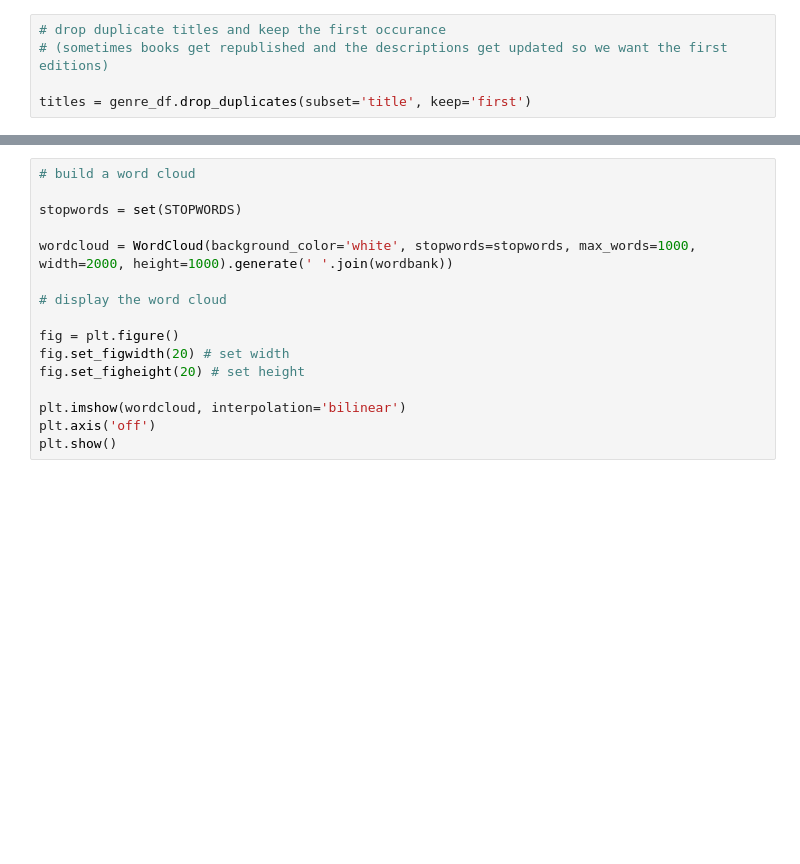
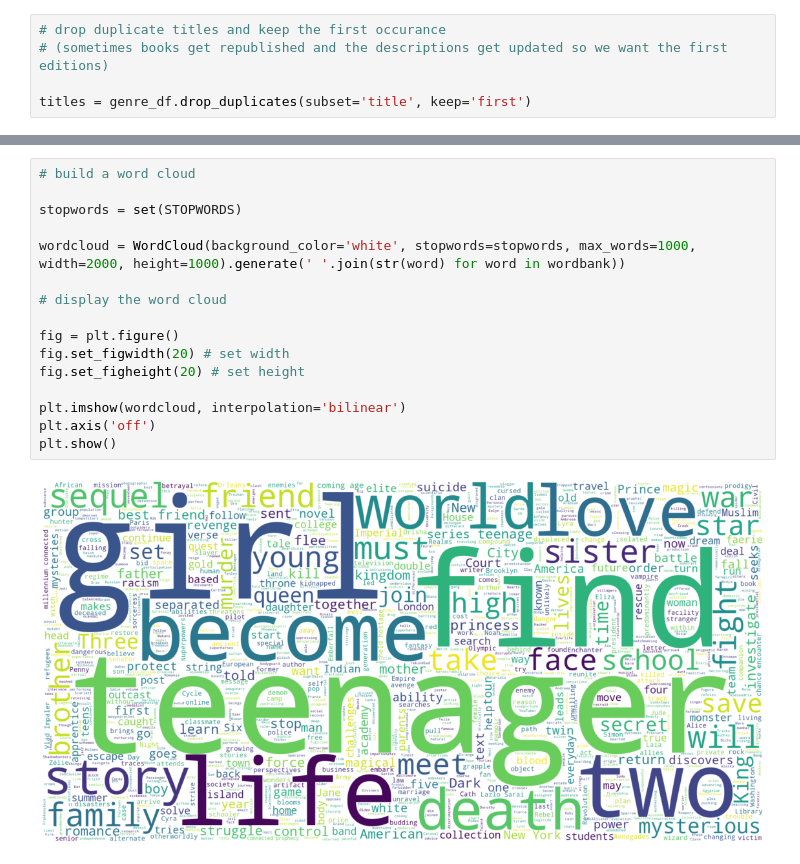
Before and after one commit to sam-brady/bestsellers-list-and-text-gen, a Jupyter notebook: NYT Young-Adult-Hardcover Bestsellers List .ipynb, the cells around one changed output, grey strips where cells are left out. Saved outputs shown, nothing was run; the diff lists cells and outputs as text; blank space fills up the shorter version.

```diff
--- a/NYT Young-Adult-Hardcover Bestsellers List .ipynb
+++ b/NYT Young-Adult-Hardcover Bestsellers List .ipynb
@@ -224,19 +304,21 @@ wordbank
 # %%
 # build a word cloud
 
 stopwords = set(STOPWORDS)
 
-wordcloud = WordCloud(background_color='white', stopwords=stopwords, max_words=1000, width=2000, height=1000).generate(' '.join(wordbank))
+wordcloud = WordCloud(background_color='white', stopwords=stopwords, max_words=1000, width=2000, height=1000).generate(' '.join(str(word) for word in wordbank))
 
 # display the word cloud
 
 fig = plt.figure()
 fig.set_figwidth(20) # set width
 fig.set_figheight(20) # set height
 
 plt.imshow(wordcloud, interpolation='bilinear')
 plt.axis('off')
 plt.show()
+# %% [output]
+[figure, added]
 # %%
 # add the uninteresting words to stopwords
 
```
Also changed, not shown: parts of 21 cells of this notebook.
